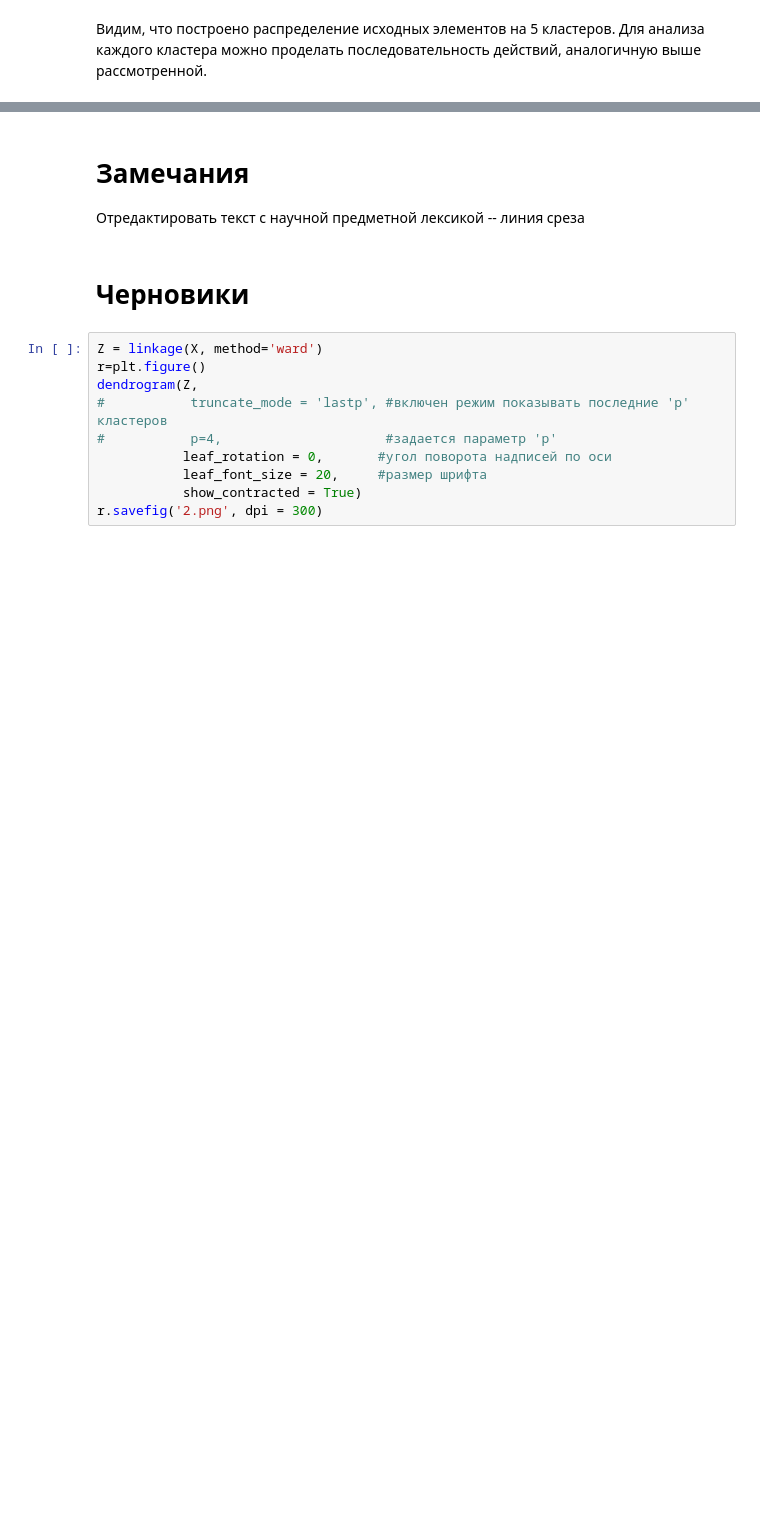
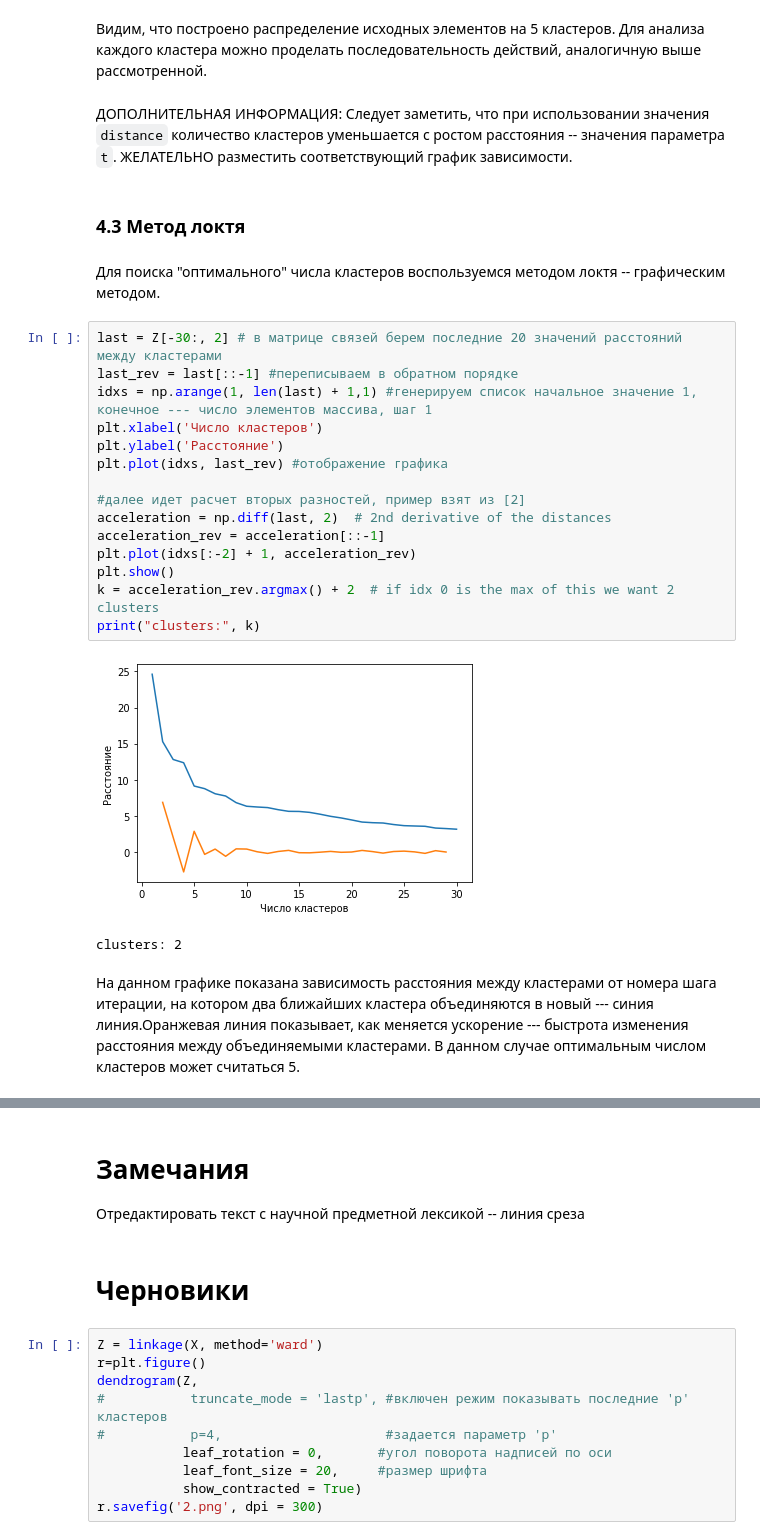
Before and after one commit to stroevsp/machine_learning_with_python, a Jupyter notebook: hierarchical_clustering.ipynb, the cells around one changed output, grey strips where cells are left out. Drawn from its saved outputs; the diff is of its cells as text; blank space fills up the shorter version.

Commit message:
Добавил метод локтя и интересные ссылки по стандартизации признаков

```diff
--- a/hierarchical_clustering.ipynb
+++ b/hierarchical_clustering.ipynb
@@ -184,5 +288,31 @@ print(label1)
 # %% [markdown]
 Видим, что построено распределение исходных элементов на 5 кластеров. Для анализа каждого кластера можно проделать последовательность действий, аналогичную выше рассмотренной.
+# %% [markdown]
+ДОПОЛНИТЕЛЬНАЯ ИНФОРМАЦИЯ: Следует заметить, что при использовании значения `distance` количество кластеров уменьшается с ростом расстояния -- значения параметра `t`. ЖЕЛАТЕЛЬНО разместить соответствующий график зависимости.
+# %% [markdown]
+### 4.3 Метод локтя
+# %% [markdown]
+Для поиска "оптимального" числа кластеров воспользуемся методом локтя -- графическим методом.
+# %%
+last = Z[-30:, 2] # в матрице связей берем последние 20 значений расстояний между кластерами
+last_rev = last[::-1] #переписываем в обратном порядке
+idxs = np.arange(1, len(last) + 1,1) #генерируем список начальное значение 1, конечное --- число элементов массива, шаг 1
+plt.xlabel('Число кластеров')
+plt.ylabel('Расстояние')
+plt.plot(idxs, last_rev) #отображение графика
+
+#далее идет расчет вторых разностей, пример взят из [2]
+acceleration = np.diff(last, 2)  # 2nd derivative of the distances
+acceleration_rev = acceleration[::-1]
+plt.plot(idxs[:-2] + 1, acceleration_rev)
+plt.show()
+k = acceleration_rev.argmax() + 2  # if idx 0 is the max of this we want 2 clusters
+print("clusters:", k)
+# %% [output]
+[figure, added]
+clusters: 2
+# %% [markdown]
+На данном графике показана зависимость расстояния между кластерами от номера шага итерации, на котором два ближайших кластера объединяются в новый --- синия линия.Оранжевая линия показывает, как меняется ускорение --- быстрота изменения расстояния между объединяемыми кластерами. В данном случае оптимальным числом кластеров может считаться 5.
 # %% [markdown]
 Литература
 1. Маккинли У. Python и анализ данных. - М.: ДМК Пресс, 2015. – 482 с.
```
Also changed, not shown: parts of 13 cells of this notebook, 1 other file.
